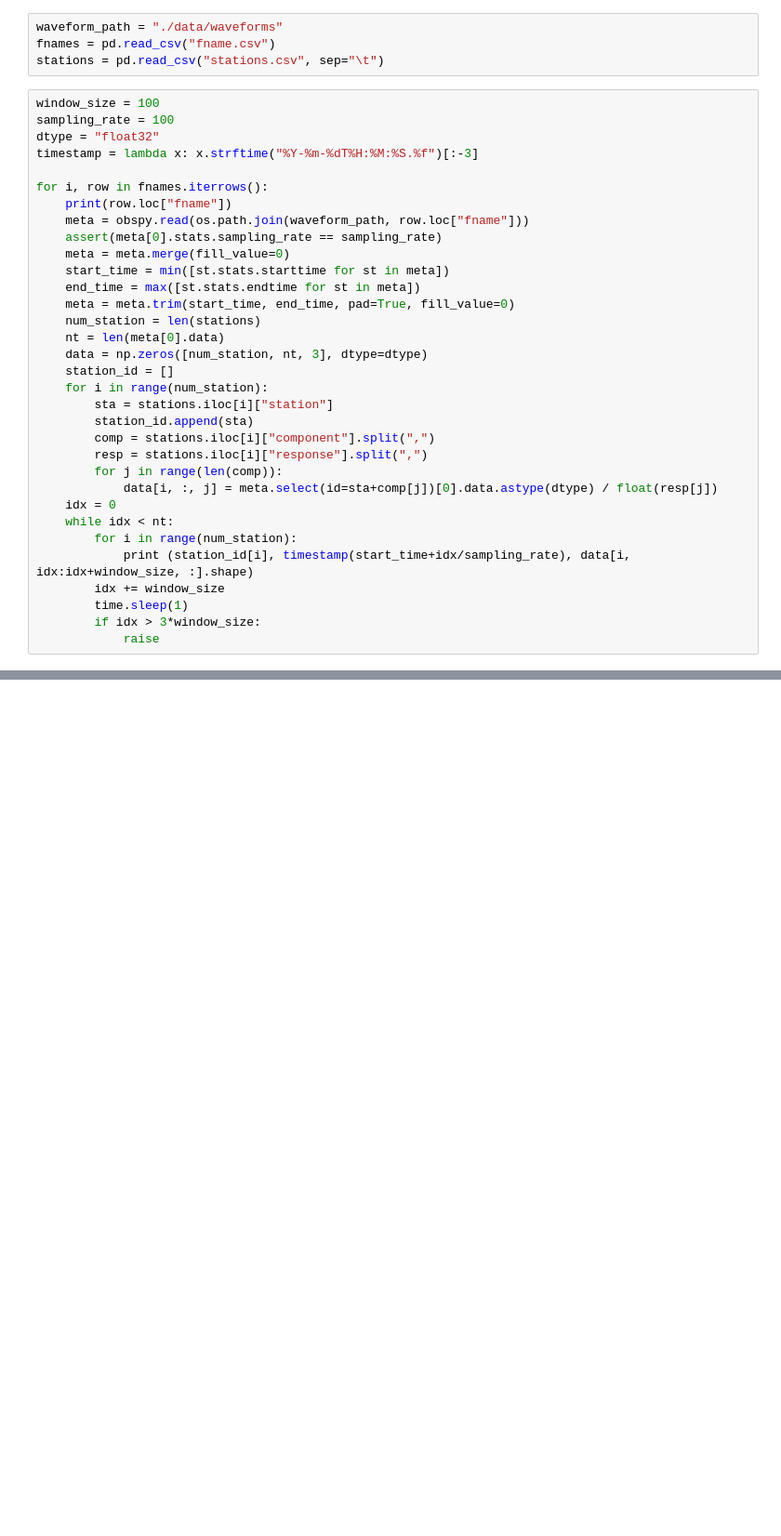
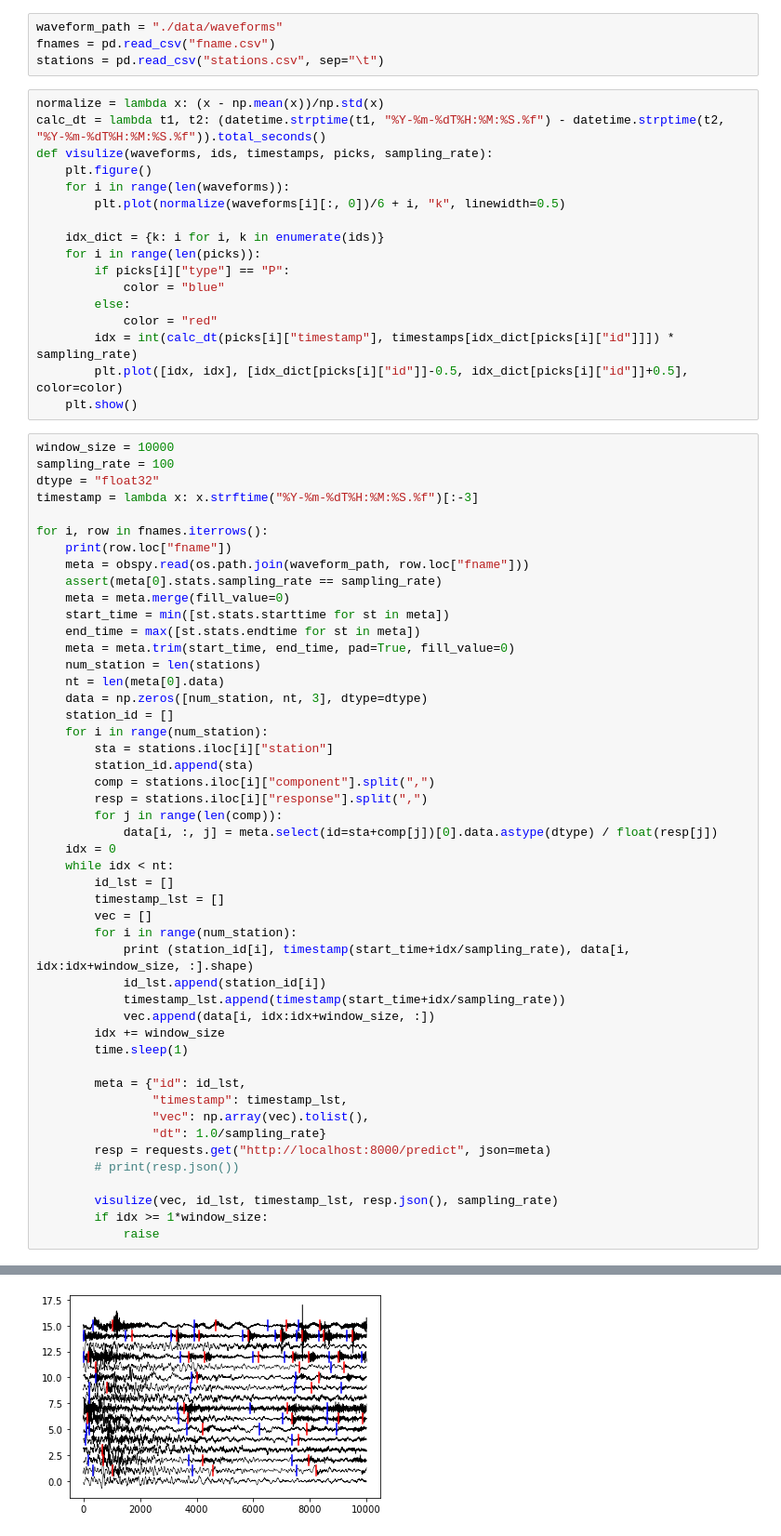
Before and after one commit to Cuda-Chen/QuakeFlow, a Jupyter notebook: Stream.ipynb, the cells around one changed output, grey strips where cells are left out. Shown at 93% size. Saved outputs shown, nothing was run; the diff lists cells and outputs as text; blank space fills up the shorter version.

```diff
--- a/Stream.ipynb
+++ b/Stream.ipynb
@@ -72,8 +74,25 @@ import time
 waveform_path = "./data/waveforms"
 fnames = pd.read_csv("fname.csv")
 stations = pd.read_csv("stations.csv", sep="\t")
+# %%
+normalize = lambda x: (x - np.mean(x))/np.std(x)
+calc_dt = lambda t1, t2: (datetime.strptime(t1, "%Y-%m-%dT%H:%M:%S.%f") - datetime.strptime(t2, "%Y-%m-%dT%H:%M:%S.%f")).total_seconds()
+def visulize(waveforms, ids, timestamps, picks, sampling_rate):
+    plt.figure()
+    for i in range(len(waveforms)):
+        plt.plot(normalize(waveforms[i][:, 0])/6 + i, "k", linewidth=0.5)
+
+    idx_dict = {k: i for i, k in enumerate(ids)}
+    for i in range(len(picks)):
+        if picks[i]["type"] == "P":
+            color = "blue"
+        else:
+            color = "red"
+        idx = int(calc_dt(picks[i]["timestamp"], timestamps[idx_dict[picks[i]["id"]]]) * sampling_rate)
+        plt.plot([idx, idx], [idx_dict[picks[i]["id"]]-0.5, idx_dict[picks[i]["id"]]+0.5], color=color)
+    plt.show()
 # %%
-window_size = 100
+window_size = 10000
 sampling_rate = 100
 dtype = "float32"
 timestamp = lambda x: x.strftime("%Y-%m-%dT%H:%M:%S.%f")[:-3]
@@ -99,11 +118,26 @@ for i, row in fnames.iterrows():
             data[i, :, j] = meta.select(id=sta+comp[j])[0].data.astype(dtype) / float(resp[j])
     idx = 0
     while idx < nt:
+        id_lst = []
+        timestamp_lst = []
+        vec = []
         for i in range(num_station):
             print (station_id[i], timestamp(start_time+idx/sampling_rate), data[i, idx:idx+window_size, :].shape)
+            id_lst.append(station_id[i])
+            timestamp_lst.append(timestamp(start_time+idx/sampling_rate))
+            vec.append(data[i, idx:idx+window_size, :])
         idx += window_size
         time.sleep(1)
-        if idx > 3*window_size:
+
+        meta = {"id": id_lst,
+                "timestamp": timestamp_lst,
+                "vec": np.array(vec).tolist(),
+                "dt": 1.0/sampling_rate}
+        resp = requests.get("http://localhost:8000/predict", json=meta)
+        # print(resp.json())
+
+        visulize(vec, id_lst, timestamp_lst, resp.json(), sampling_rate)
+        if idx >= 1*window_size:
             raise
 # %% [output]
 2020-10-01T00.mseed
@@ -126 +160,2 @@ CI.YUH2..HH 2020-10-01T00:00:03.003 (100, 3)
+[figure, added]
 RuntimeError: No active exception to reraise
```
Also changed, not shown: parts of 4 cells of this notebook.
